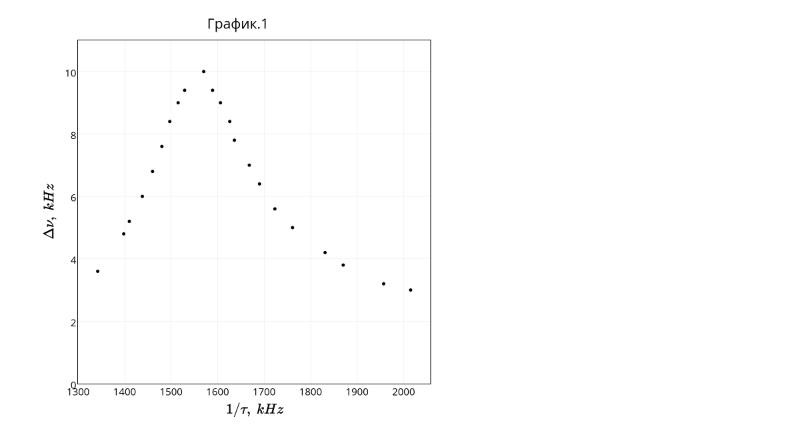
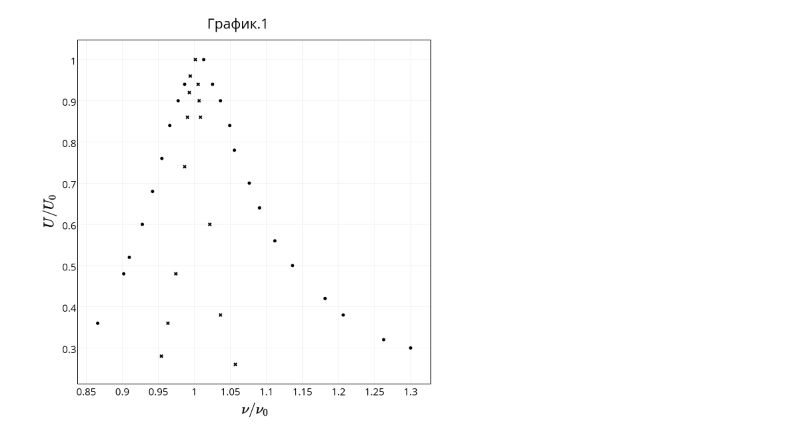
Before and after one commit to heyfaraday/labs_3sem, a Jupyter notebook: 3.2.5/analysis.ipynb, the cells around one changed output. Drawn from its saved outputs; the diff is of its cells as text; code cells hidden in the pictures.

```diff
--- a/3.2.5/analysis.ipynb
+++ b/3.2.5/analysis.ipynb
@@ -16,2 +19,3 @@ Populating the interactive namespace from numpy and matplotlib
 # %%
-data1 = pd.read_csv('data/experiment2.csv')
+data1 = pd.read_csv('data/experiment1.csv')
+data2 = pd.read_csv('data/experiment2.csv')
@@ -38,7 +42,25 @@ data1
+# %%
+data1['U'] = data1['U']/10
+data2['U_R'] = data2['U_R']/10
+data1['nu'] = data1['nu']/1550
+data2['nu_R'] = data2['nu_R']/1550
 # %%
 trace1 = go.Scatter(
-    y = data1['U_R'],
-    x = data1['nu_R'],
+    y = data1['U'],
+    x = data1['nu'],
+    mode = 'markers',
+    name = '$I~=~0,3~mA$',
+    marker = dict(
+        size = 10,
+        opacity = 1,
+        color = '#000000',
+        symbol = 'x'
+    ),
+)
+
+trace2 = go.Scatter(
+    y = data2['U_R'],
+    x = data2['nu_R'],
     mode = 'markers',
     name = '$I~=~0,3~mA$',
     marker = dict(
@@ -48,7 +70,18 @@ trace1 = go.Scatter(
     ),
 )
 
-trace0 = [trace1]
+trace3 = go.Scatter(
+    y = [1/sqrt(2), 1/sqrt(2)],
+    x = [1300/1550.0, 2000/1550.0],
+    mode = 'scatter',
+    name = '$I~=~0,3~mA$',
+    line = dict(
+        color = ('rgb(205, 12, 24)'),
+        width = 3,
+        dash = 'dash'),
+)
+
+trace0 = [trace1, trace2]
 
 layout = go.Layout(
     showlegend=False,
@@ -61,7 +94,7 @@ layout = go.Layout(
         ),
     paper_bgcolor = '#ffffff',
     xaxis = dict(
-        title = '$1/{τ},~kHz$',
+        title = '$ν/ν_0$',
         #range = [0.0, 42.0],
         zeroline = False,
         ticklen = 0,
@@ -75,33 +108,33 @@ layout = go.Layout(
             )
     ),
     yaxis = dict(
-        title = '$\Delta{ν},~kHz$',
-        range = [0, 11],
+        title = '$U/U_0$',
+        #range = [0, 11],
         zeroline = False,
         ticklen = 0,
         color = '#000000',
         mirror = True,
         showline = True,
         linewidth = 2,
         titlefont = dict(
             size = 40,
             color = '#000000'
             )
     ),
     margin = dict(
         l = 120,
         r = 23,
         t = 70,
         b = 100,
         pad = 0
     ),
 )
 
 fig = go.Figure(data=trace0, layout=layout)
 #py.iplot(fig, filename='basic-error-bar')
 py.image.save_as(fig, 'my_plot1.png')
 #! open my_plot.png
 from IPython.display import Image
 Image("my_plot1.png", width=400)
 # %% [output]
-[figure, old version]
+[figure, new version]
```
Also changed, not shown: parts of 10 cells of this notebook, 3 other files.
